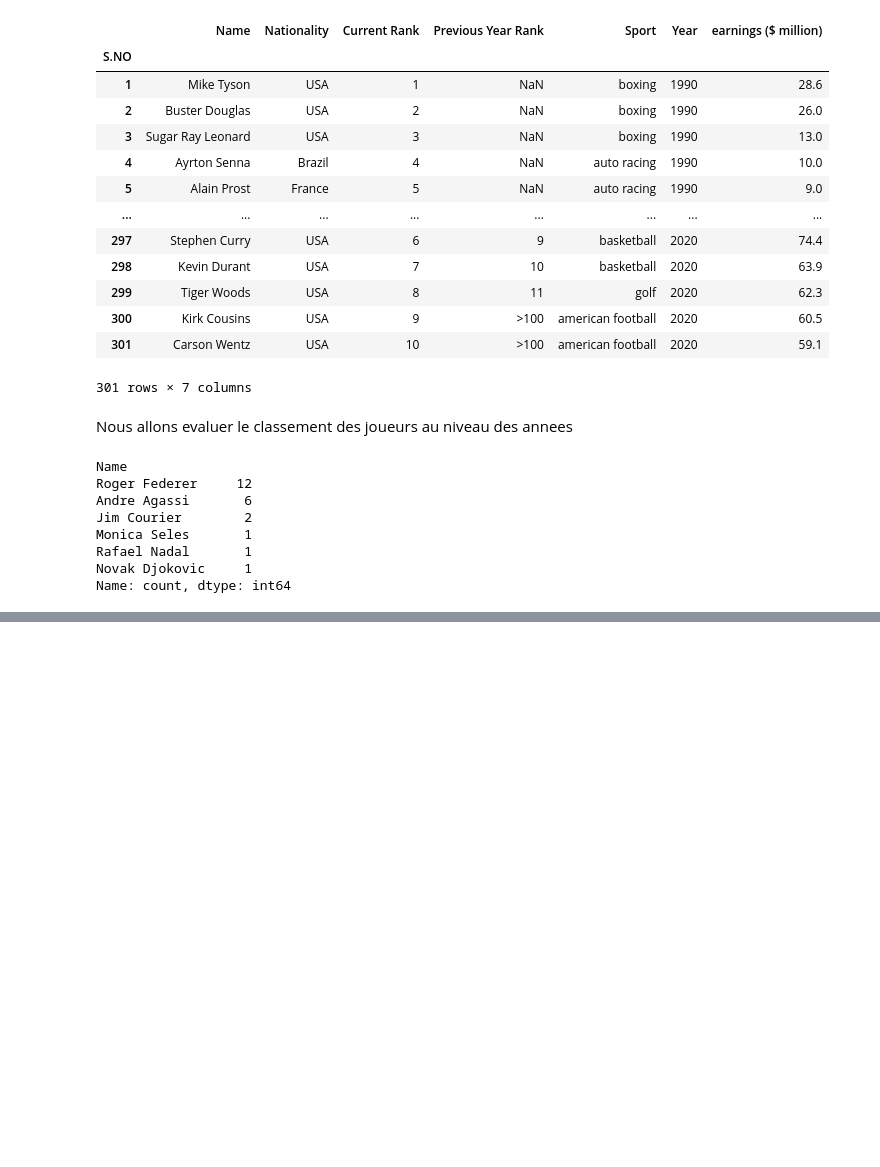
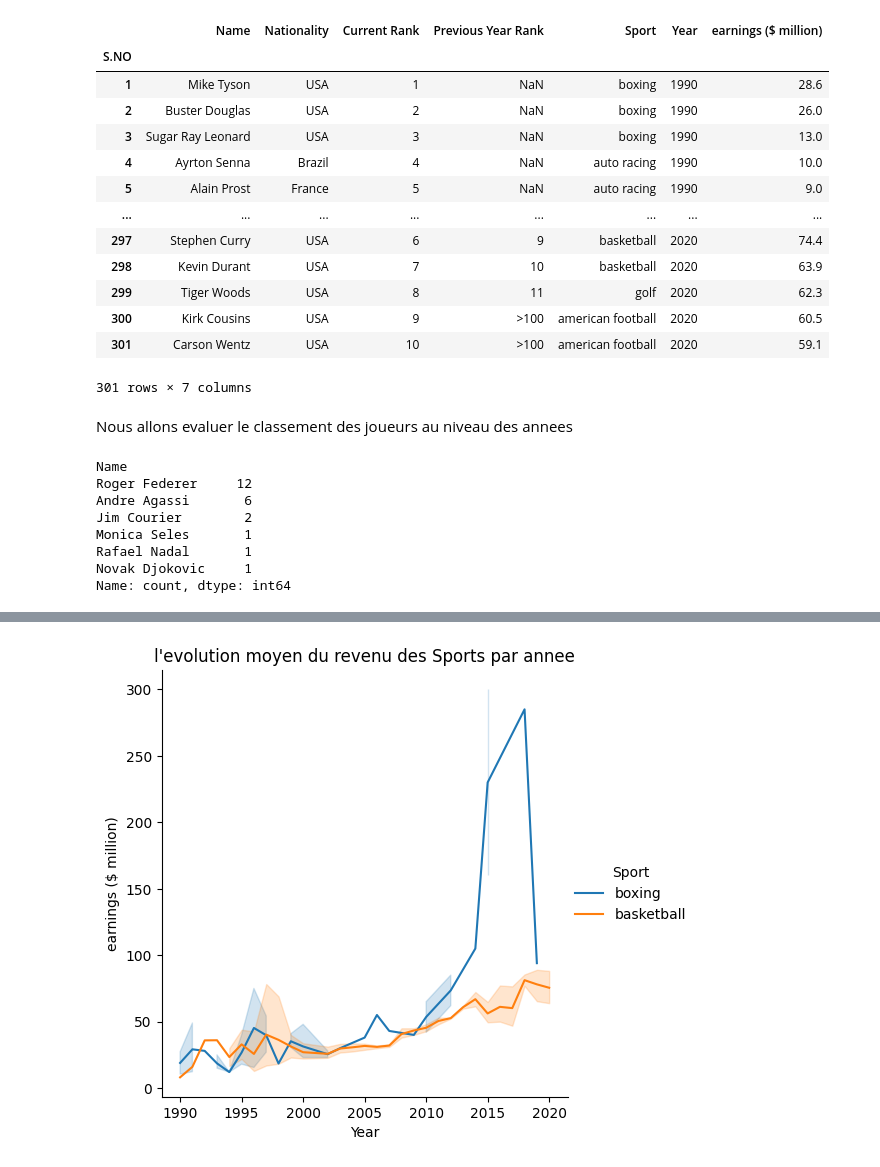
Before and after one commit to Orpheric/athletes_analysis, a Jupyter notebook: analyse_salaire_athlèt.ipynb, the cells around one changed output, grey strips where cells are left out. Saved outputs shown, nothing was run; the diff lists cells and outputs as text; code cells hidden in the pictures; blank space fills up the shorter version.

```diff
--- a/analyse_salaire_athlèt.ipynb
+++ b/analyse_salaire_athlèt.ipynb
@@ -329,0 +341,3 @@ plt.show()
+# %%
+sport_choisis=salaires_athletes[(salaires_athletes['Sport']=='boxing') | (salaires_athletes['Sport']=='basketball') ]
+sport_choisis
@@ -329,0 +359,9 @@ plt.show()
+# %%
+sns.relplot(
+    data=sport_choisis,
+    x='Year',
+    y='earnings ($ million)',hue='Sport',kind="line")
+plt.title("l'evolution moyen du revenu des Sports par annee")
+plt.show()
+# %% [output]
+[figure, added]
```
Also changed, not shown: parts of 6 cells of this notebook.
